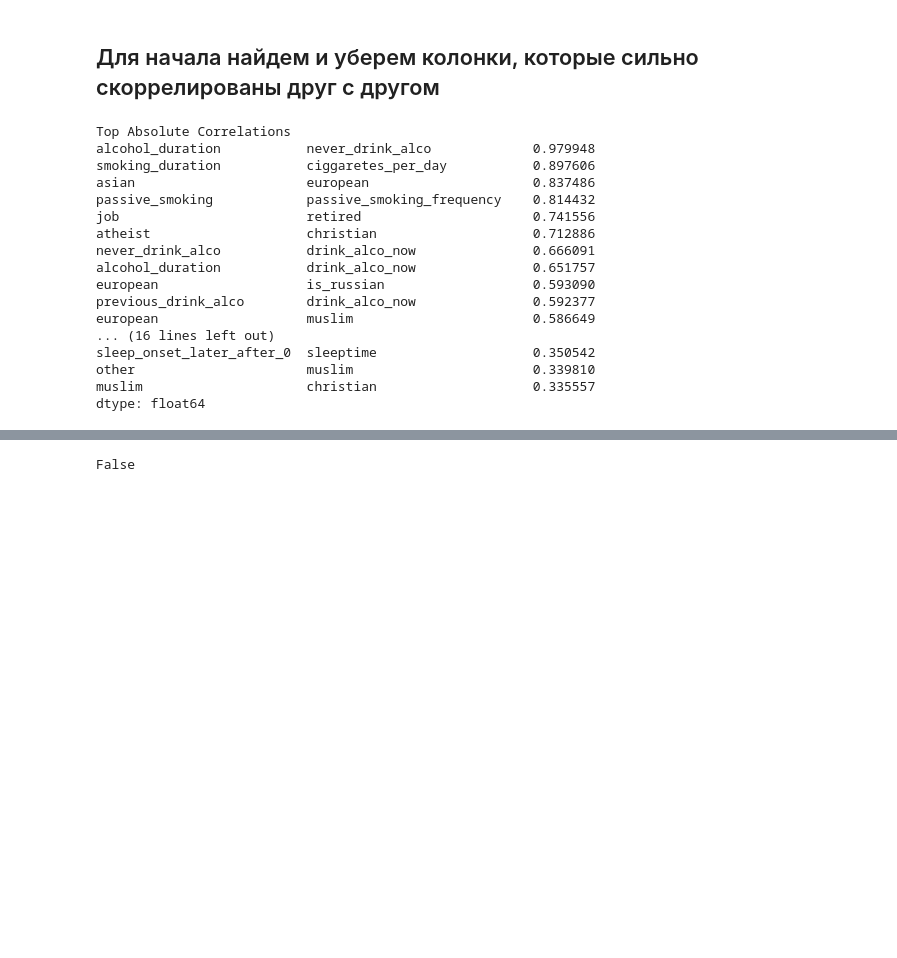
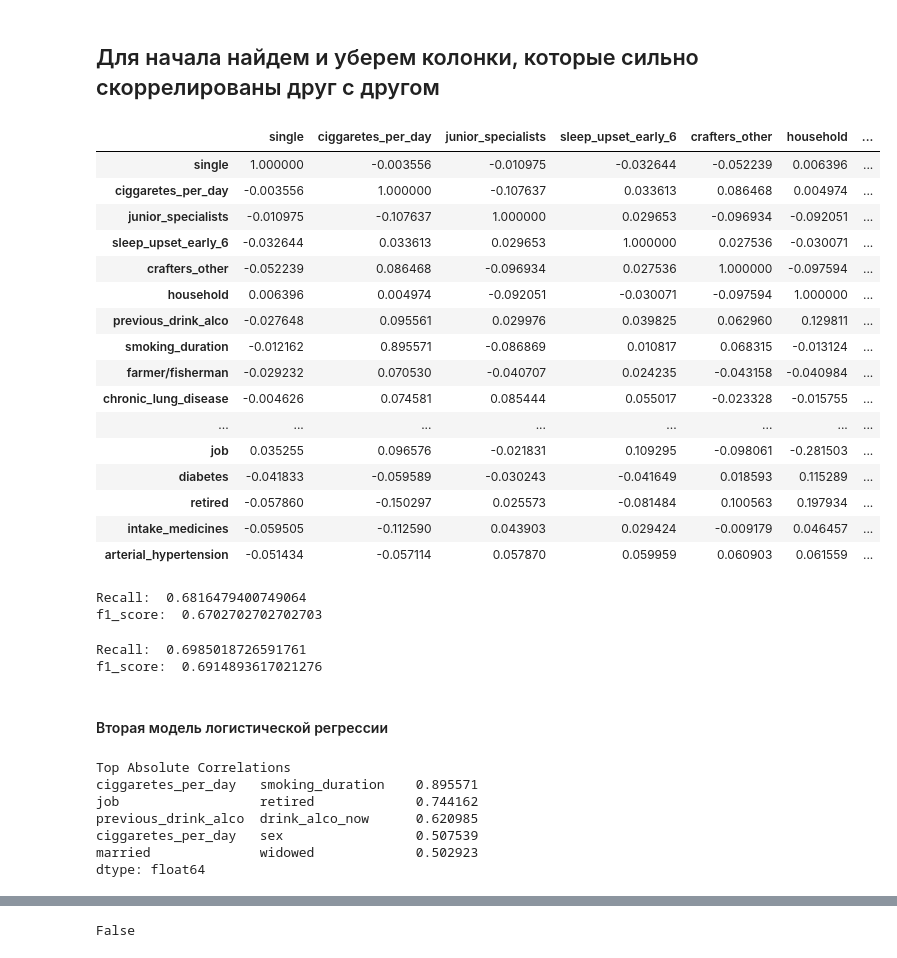
Before and after one commit to lisikux/yaroslavl_hack_cardio, a Jupyter notebook: baseline-Copy1.ipynb, the cells around one changed output, grey strips where cells are left out. Cells and saved outputs as stored; diff of their text form; code cells hidden in the pictures; blank space fills up the shorter version.

Commit message:
changes in copy, preparing new model

```diff
--- a/baseline-Copy1.ipynb
+++ b/baseline-Copy1.ipynb
@@ -743,3 +748,29 @@ target_train.corr()
 # Поиск лучшей метрики с помощью логистической регрессии
 # %% [markdown]
 ## Для начала найдем и уберем колонки, которые сильно скоррелированы друг с другом
+# %%
+arterial_df = pd.concat([train, target_train.iloc[:,0]], axis=1)
+# %%
+mask = arterial_df.corr().abs()['arterial_hypertension'].sort_values() > 0.05
+# %%
+arterial_model = arterial_df[mask.index[mask]]
+# %%
+arterial_model.corr()
+# %% [output]
+|  | single | ciggaretes_per_day | junior_specialists | sleep_upset_early_6 | crafters_other | household | ... |
+| single | 1.000000 | -0.003556 | -0.010975 | -0.032644 | -0.052239 | 0.006396 | ... |
+| ciggaretes_per_day | -0.003556 | 1.000000 | -0.107637 | 0.033613 | 0.086468 | 0.004974 | ... |
+| junior_specialists | -0.010975 | -0.107637 | 1.000000 | 0.029653 | -0.096934 | -0.092051 | ... |
+| sleep_upset_early_6 | -0.032644 | 0.033613 | 0.029653 | 1.000000 | 0.027536 | -0.030071 | ... |
+| crafters_other | -0.052239 | 0.086468 | -0.096934 | 0.027536 | 1.000000 | -0.097594 | ... |
+| household | 0.006396 | 0.004974 | -0.092051 | -0.030071 | -0.097594 | 1.000000 | ... |
+| previous_drink_alco | -0.027648 | 0.095561 | 0.029976 | 0.039825 | 0.062960 | 0.129811 | ... |
+| smoking_duration | -0.012162 | 0.895571 | -0.086869 | 0.010817 | 0.068315 | -0.013124 | ... |
+| farmer/fisherman | -0.029232 | 0.070530 | -0.040707 | 0.024235 | -0.043158 | -0.040984 | ... |
+| chronic_lung_disease | -0.004626 | 0.074581 | 0.085444 | 0.055017 | -0.023328 | -0.015755 | ... |
+| ... | ... | ... | ... | ... | ... | ... | ... |
+| job | 0.035255 | 0.096576 | -0.021831 | 0.109295 | -0.098061 | -0.281503 | ... |
+| diabetes | -0.041833 | -0.059589 | -0.030243 | -0.041649 | 0.018593 | 0.115289 | ... |
+| retired | -0.057860 | -0.150297 | 0.025573 | -0.081484 | 0.100563 | 0.197934 | ... |
+| intake_medicines | -0.059505 | -0.112590 | 0.043903 | 0.029424 | -0.009179 | 0.046457 | ... |
+| arterial_hypertension | -0.051434 | -0.057114 | 0.057870 | 0.059959 | 0.060903 | 0.061559 | ... |
@@ -746,3 +791,15 @@ target_train.corr()
+# %%
+fit_logreg(arterial_model)
+# %% [output]
+Recall:  0.6816479400749064
+f1_score:  0.6702702702702703
+# %%
+fit_logreg_oversampling(arterial_model)
+# %% [output]
+Recall:  0.6985018726591761
+f1_score:  0.6914893617021276
+# %% [markdown]
+#### Вторая модель логистической регрессии
 # %%
 def get_redundant_pairs(df):
     '''Get diagonal and lower triangular pairs of correlation matrix'''
@@ -760,22 +817,12 @@ def get_top_abs_correlations(df, n=5):
     return au_corr[0:n]
 # %%
 print("Top Absolute Correlations")
-print(get_top_abs_correlations(df, 30))
+print(get_top_abs_correlations(arterial_model, 5))
 # %% [output]
 Top Absolute Correlations
-alcohol_duration           never_drink_alco             0.979948
-smoking_duration           ciggaretes_per_day           0.897606
-asian                      european                     0.837486
-passive_smoking            passive_smoking_frequency    0.814432
-job                        retired                      0.741556
-atheist                    christian                    0.712886
-never_drink_alco           drink_alco_now               0.666091
-alcohol_duration           drink_alco_now               0.651757
-european                   is_russian                   0.593090
-previous_drink_alco        drink_alco_now               0.592377
-european                   muslim                       0.586649
-... (16 lines left out)
-sleep_onset_later_after_0  sleeptime                    0.350542
-other                      muslim                       0.339810
-muslim                     christian                    0.335557
+ciggaretes_per_day   smoking_duration    0.895571
+job                  retired             0.744162
+previous_drink_alco  drink_alco_now      0.620985
+ciggaretes_per_day   sex                 0.507539
+married              widowed             0.502923
 dtype: float64
```
Also changed, not shown: parts of 22 cells of this notebook.
